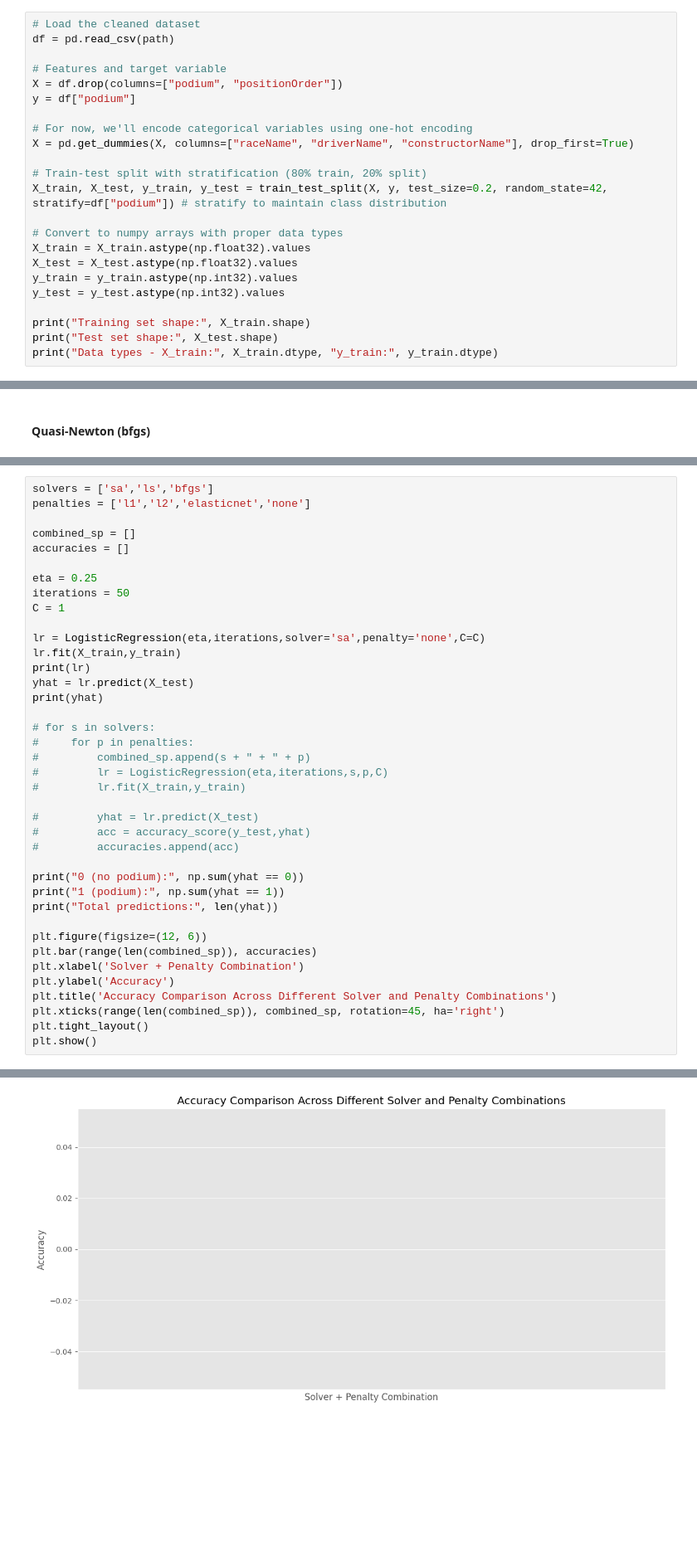
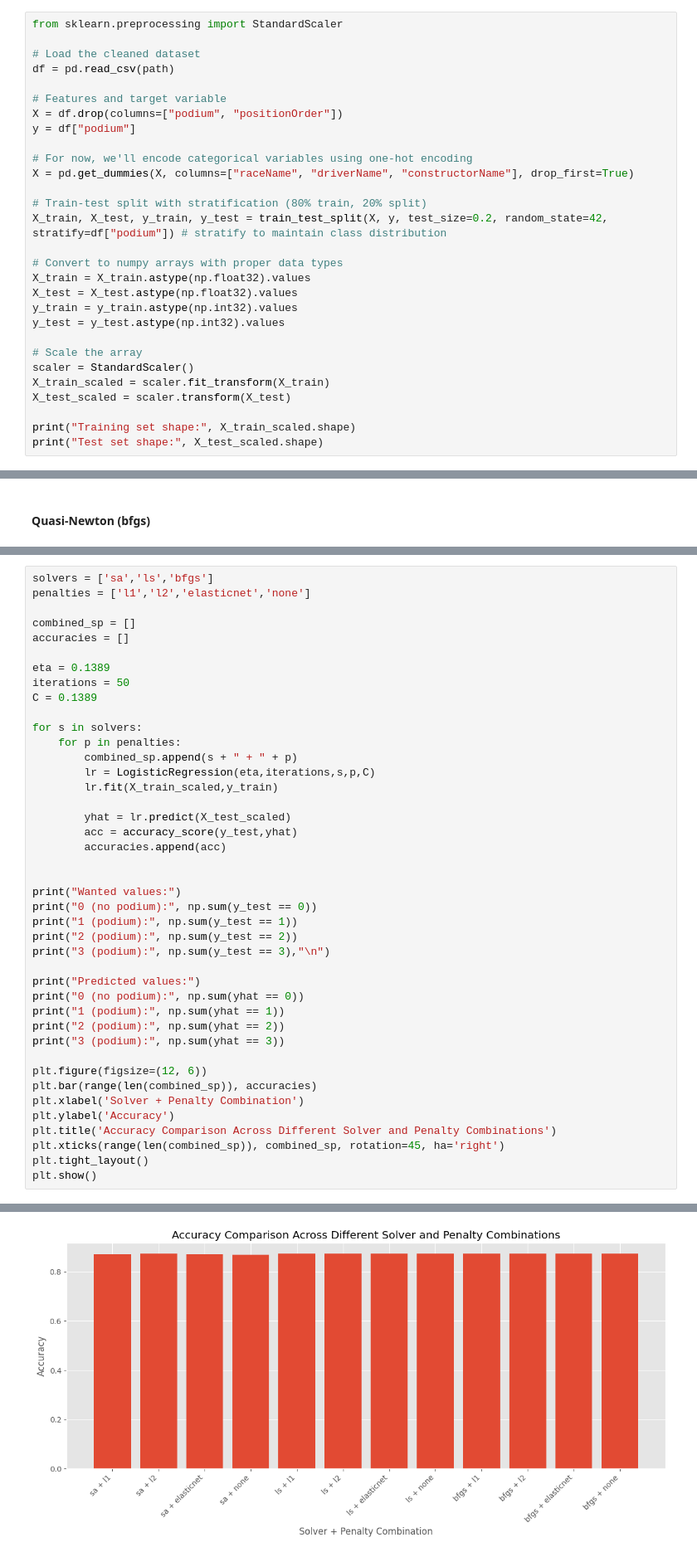
Before and after one commit to lukeVoinov/Machine-Learning-in-Python, a Jupyter notebook: Lab 3 - Extending Logistic Regression/voinov_lab3.ipynb, the cells around one changed output, grey strips where cells are left out. Shown at 83% size. Saved outputs shown, nothing was run; the diff lists cells and outputs as text; blank space fills up the shorter version.

```diff
--- a/Lab 3 - Extending Logistic Regression/voinov_lab3.ipynb
+++ b/Lab 3 - Extending Logistic Regression/voinov_lab3.ipynb
@@ -121,6 +139,8 @@ df.head(10)
 
 Now that the data is easier to read for us (Luke and Tiffany), we can take this data and divide it into training and testing data using an 80% training and 20% testing split.
 # %%
+from sklearn.preprocessing import StandardScaler
+
 # Load the cleaned dataset
 df = pd.read_csv(path)
 
@@ -140,9 +160,13 @@ X_test = X_test.astype(np.float32).values
 y_train = y_train.astype(np.int32).values
 y_test = y_test.astype(np.int32).values
 
-print("Training set shape:", X_train.shape)
-print("Test set shape:", X_test.shape)
-print("Data types - X_train:", X_train.dtype, "y_train:", y_train.dtype)
+# Scale the array
+scaler = StandardScaler()
+X_train_scaled = scaler.fit_transform(X_train)
+X_test_scaled = scaler.transform(X_test)
+
+print("Training set shape:", X_train_scaled.shape)
+print("Test set shape:", X_test_scaled.shape)
 # %% [output]
 Training set shape: (21407, 1126)
 Test set shape: (5352, 1126)
@@ -602,29 +803,32 @@ penalties = ['l1','l2','elasticnet','none']
 combined_sp = []
 accuracies = []
 
-eta = 0.25
+eta = 0.1389
 iterations = 50
-C = 1
+C = 0.1389
 
-lr = LogisticRegression(eta,iterations,solver='sa',penalty='none',C=C)
-lr.fit(X_train,y_train)
-print(lr)
-yhat = lr.predict(X_test)
-print(yhat)
+for s in solvers:
+    for p in penalties:
+        combined_sp.append(s + " + " + p)
+        lr = LogisticRegression(eta,iterations,s,p,C)
+        lr.fit(X_train_scaled,y_train)
 
-# for s in solvers:
-#     for p in penalties:
-#         combined_sp.append(s + " + " + p)
-#         lr = LogisticRegression(eta,iterations,s,p,C)
-#         lr.fit(X_train,y_train)
+        yhat = lr.predict(X_test_scaled)
+        acc = accuracy_score(y_test,yhat)
+        accuracies.append(acc)
 
-#         yhat = lr.predict(X_test)
-#         acc = accuracy_score(y_test,yhat)
-#         accuracies.append(acc)
 
+print("Wanted values:")
+print("0 (no podium):", np.sum(y_test == 0))
+print("1 (podium):", np.sum(y_test == 1))
+print("2 (podium):", np.sum(y_test == 2))
+print("3 (podium):", np.sum(y_test == 3),"\n")
+
+print("Predicted values:")
 print("0 (no podium):", np.sum(yhat == 0))
 print("1 (podium):", np.sum(yhat == 1))
-print("Total predictions:", len(yhat))
+print("2 (podium):", np.sum(yhat == 2))
+print("3 (podium):", np.sum(yhat == 3))
 
 plt.figure(figsize=(12, 6))
 plt.bar(range(len(combined_sp)), accuracies)
@@ -647 +853 @@ Total predictions: 5352
-[figure, old version]
+[figure, new version]
```
Also changed, not shown: parts of 32 cells of this notebook.
